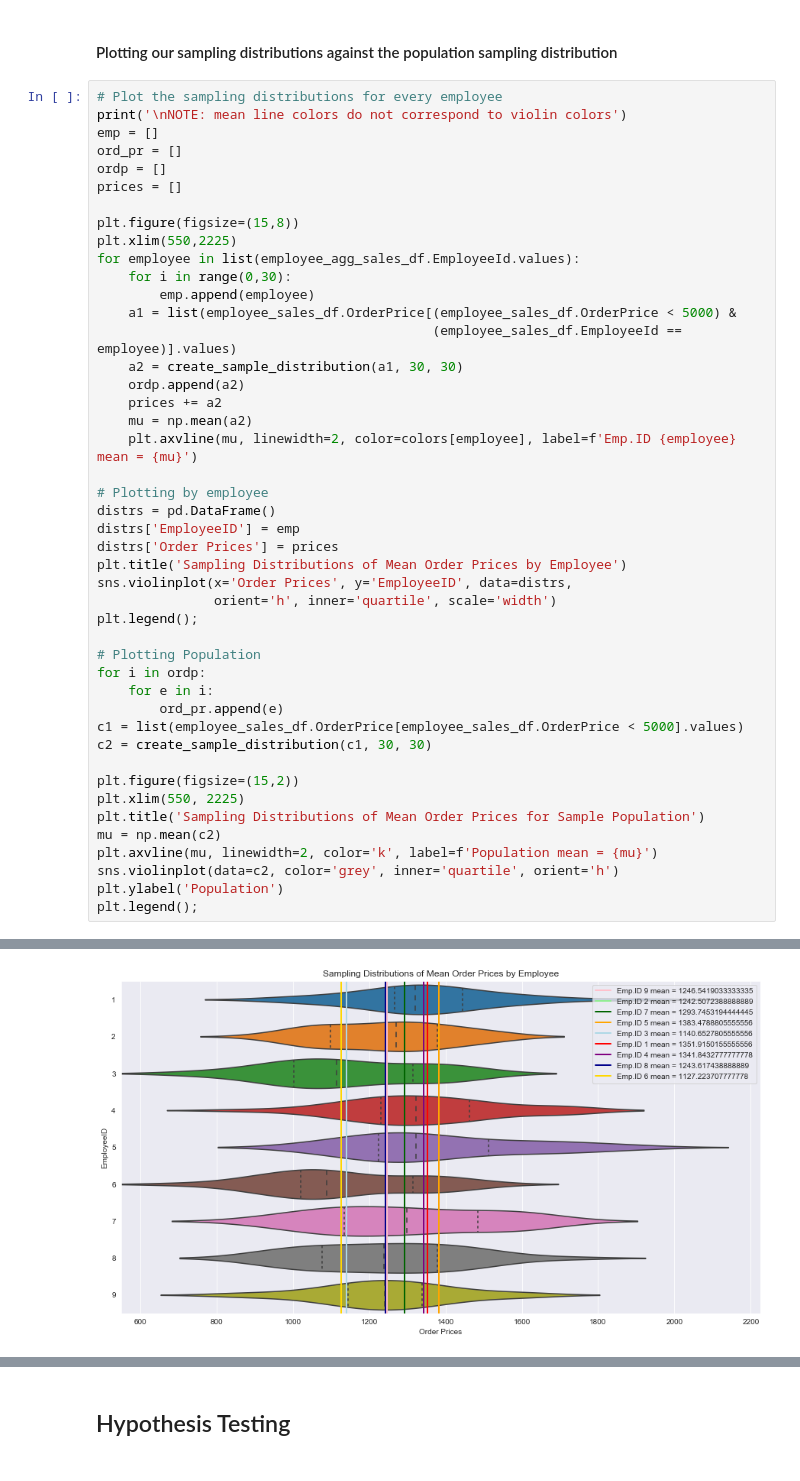
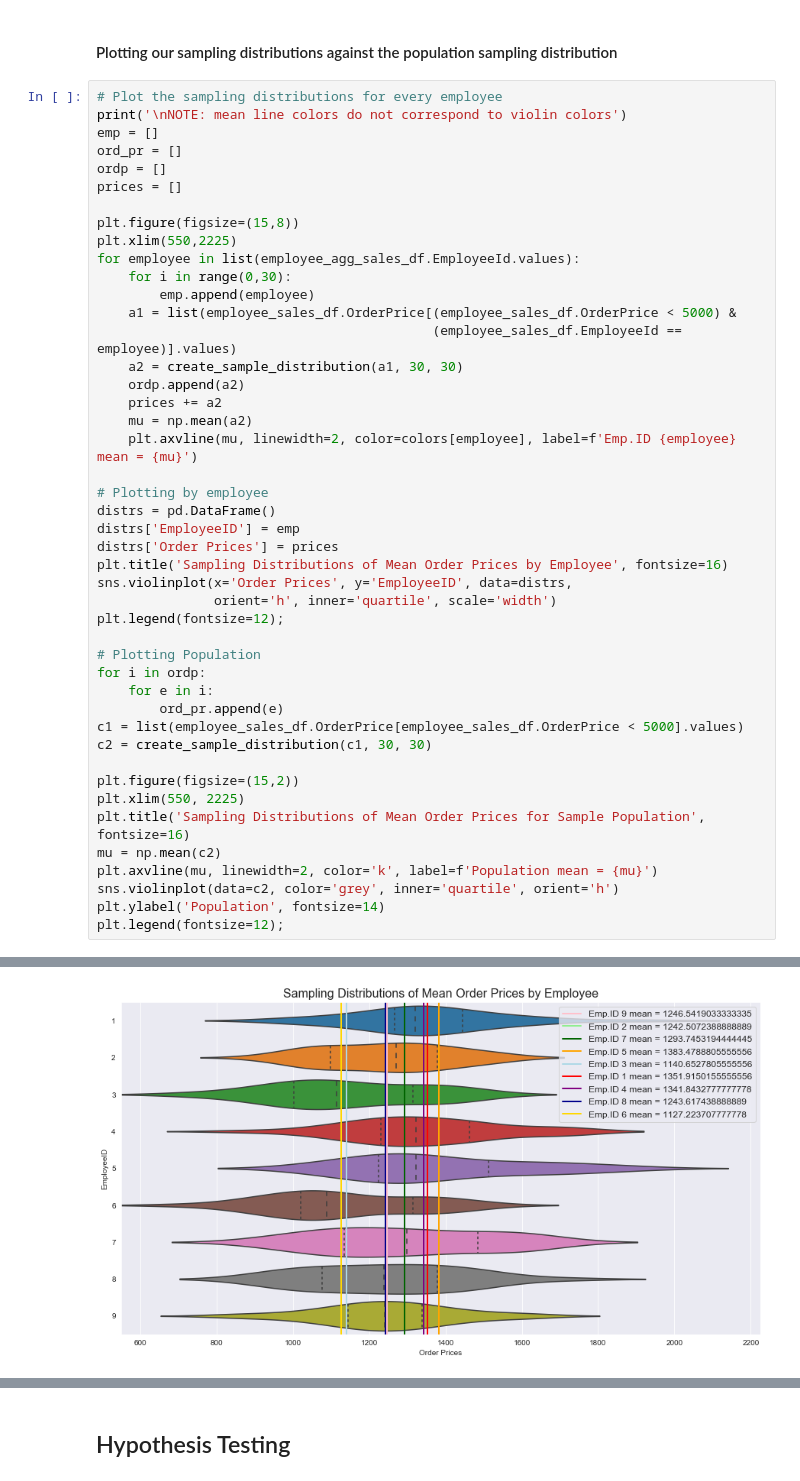
Before and after one commit to magnawhale/dsc-mod-3-project-online-ds-ft-051319, a Jupyter notebook: question_02.ipynb, the cells around one changed output, grey strips where cells are left out. Drawn from its saved outputs; the diff is of its cells as text.

```diff
--- a/question_02.ipynb
+++ b/question_02.ipynb
@@ -271,36 +271,36 @@ for employee in list(employee_agg_sales_df.EmployeeId.values):
         emp.append(employee)
     a1 = list(employee_sales_df.OrderPrice[(employee_sales_df.OrderPrice < 5000) &
                                            (employee_sales_df.EmployeeId == employee)].values)
     a2 = create_sample_distribution(a1, 30, 30)
     ordp.append(a2)
     prices += a2
     mu = np.mean(a2)
     plt.axvline(mu, linewidth=2, color=colors[employee], label=f'Emp.ID {employee} mean = {mu}')
 
 # Plotting by employee
 distrs = pd.DataFrame()
 distrs['EmployeeID'] = emp
 distrs['Order Prices'] = prices
-plt.title('Sampling Distributions of Mean Order Prices by Employee')
+plt.title('Sampling Distributions of Mean Order Prices by Employee', fontsize=16)
 sns.violinplot(x='Order Prices', y='EmployeeID', data=distrs,
                orient='h', inner='quartile', scale='width')
-plt.legend();
+plt.legend(fontsize=12);
 
 # Plotting Population
 for i in ordp:
     for e in i:
         ord_pr.append(e)
 c1 = list(employee_sales_df.OrderPrice[employee_sales_df.OrderPrice < 5000].values)
 c2 = create_sample_distribution(c1, 30, 30)
 
 plt.figure(figsize=(15,2))
 plt.xlim(550, 2225)
-plt.title('Sampling Distributions of Mean Order Prices for Sample Population')
+plt.title('Sampling Distributions of Mean Order Prices for Sample Population', fontsize=16)
 mu = np.mean(c2)
 plt.axvline(mu, linewidth=2, color='k', label=f'Population mean = {mu}')
 sns.violinplot(data=c2, color='grey', inner='quartile', orient='h')
-plt.ylabel('Population')
-plt.legend();
+plt.ylabel('Population', fontsize=14)
+plt.legend(fontsize=12);
 # %% [output]
 NOTE: mean line colors do not correspond to violin colors
-[figure, old version]
+[figure, new version]
```
Also changed, not shown: parts of 4 cells of this notebook, 5 other files.
